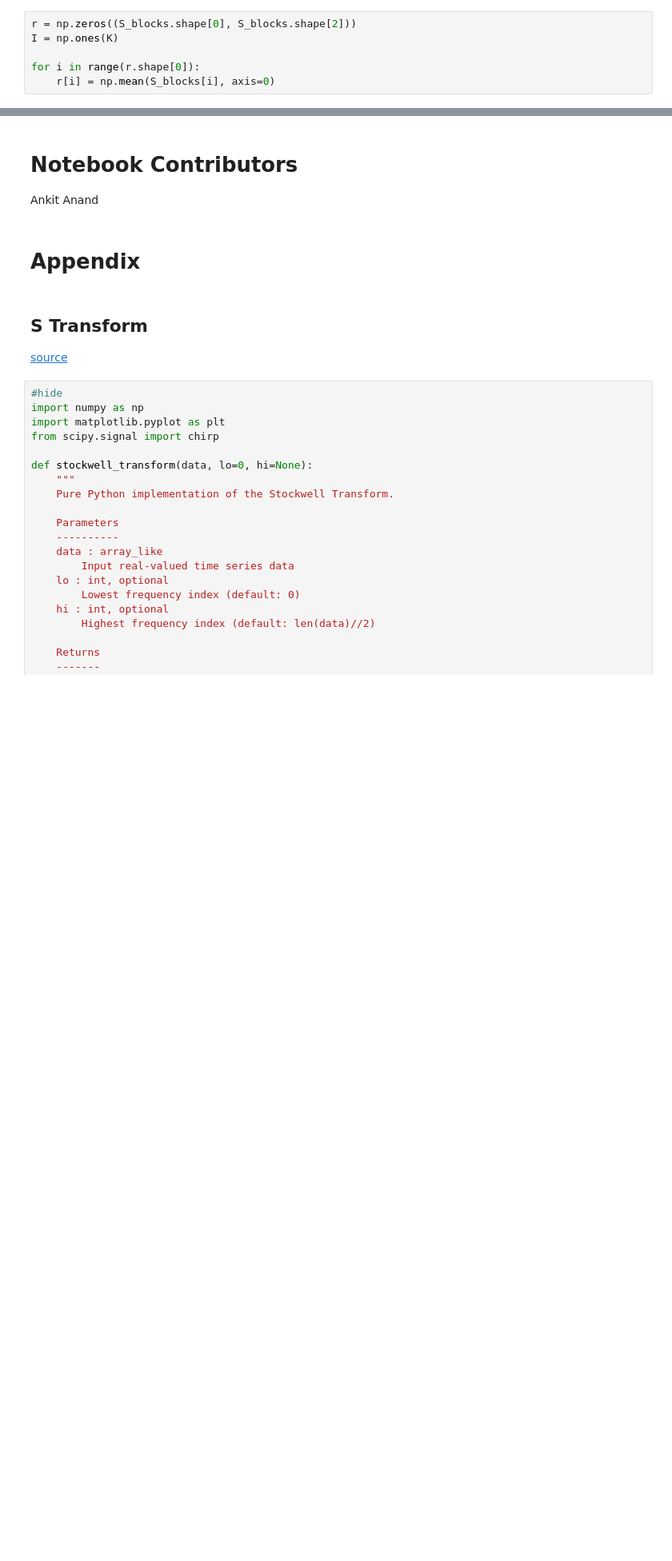
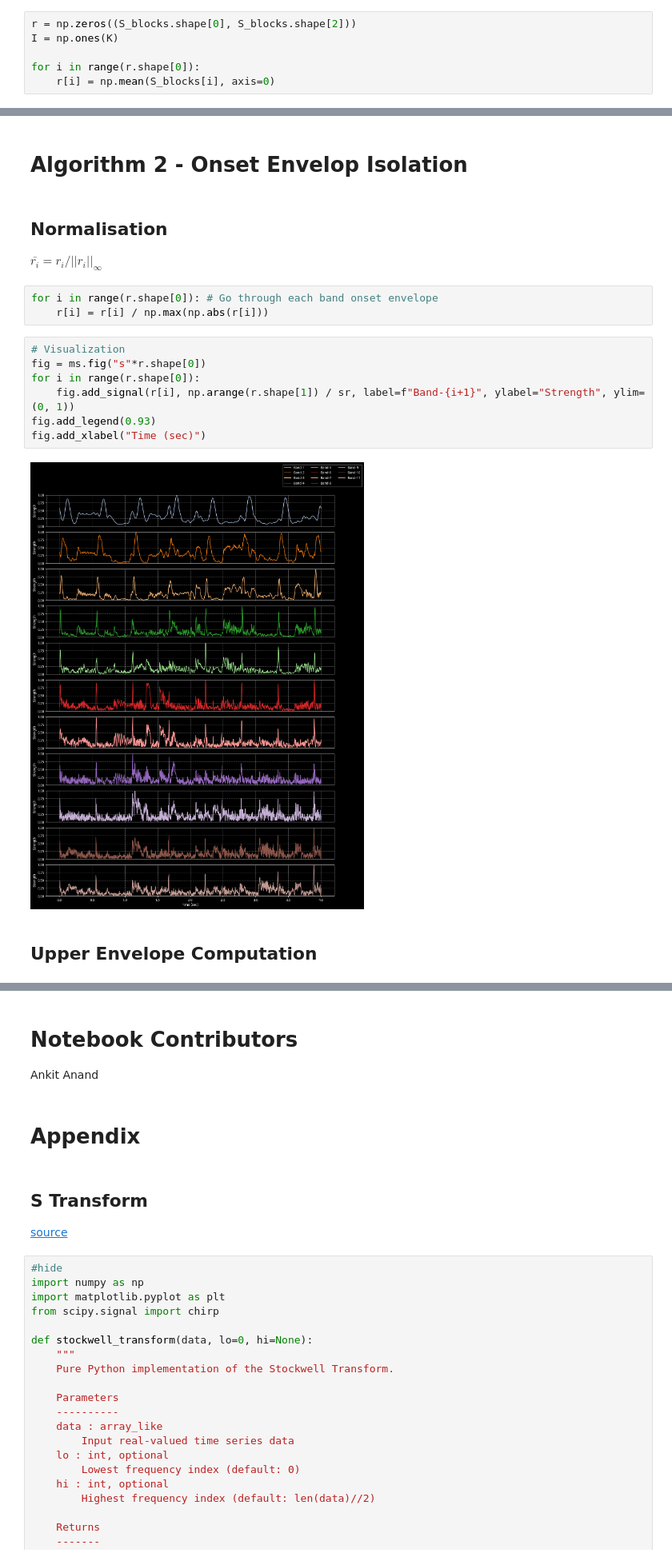
Before and after one commit to meluron-codecafe/devquest, a Jupyter notebook: notebooks/ONSET-_[2017]_On_Musical_Onset_Detection_via_the_S-Transform.ipynb, the cells around one changed output, grey strips where cells are left out. Shown at 80% size. Drawn from its saved outputs; the diff is of its cells as text; blank space fills up the shorter version.

```diff
--- a/notebooks/ONSET-_[2017]_On_Musical_Onset_Detection_via_the_S-Transform.ipynb
+++ b/notebooks/ONSET-_[2017]_On_Musical_Onset_Detection_via_the_S-Transform.ipynb
@@ -184,0 +194,20 @@ fig.add_xlabel("Time (sec)")
+# %% [markdown]
+# Algorithm 2 - Onset Envelop Isolation
+# %% [markdown]
+## Normalisation
+
+$\bar{r_i} = r_i / ||r_i||_{\infty}$
+# %%
+for i in range(r.shape[0]): # Go through each band onset envelope
+    r[i] = r[i] / np.max(np.abs(r[i]))
+# %%
+# Visualization
+fig = ms.fig("s"*r.shape[0])
+for i in range(r.shape[0]):
+    fig.add_signal(r[i], np.arange(r.shape[1]) / sr, label=f"Band-{i+1}", ylabel="Strength", ylim=(0, 1))
+fig.add_legend(0.93)
+fig.add_xlabel("Time (sec)")
+# %% [output]
+[figure, added]
+# %% [markdown]
+## Upper Envelope Computation
```
Also changed, not shown: parts of 8 cells of this notebook, 1 other file.
